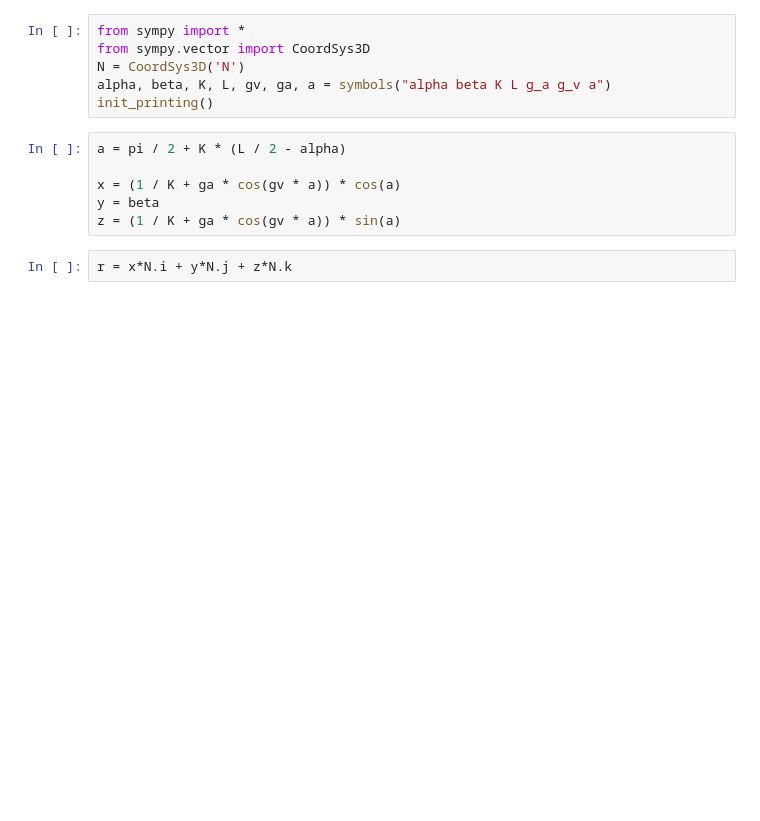
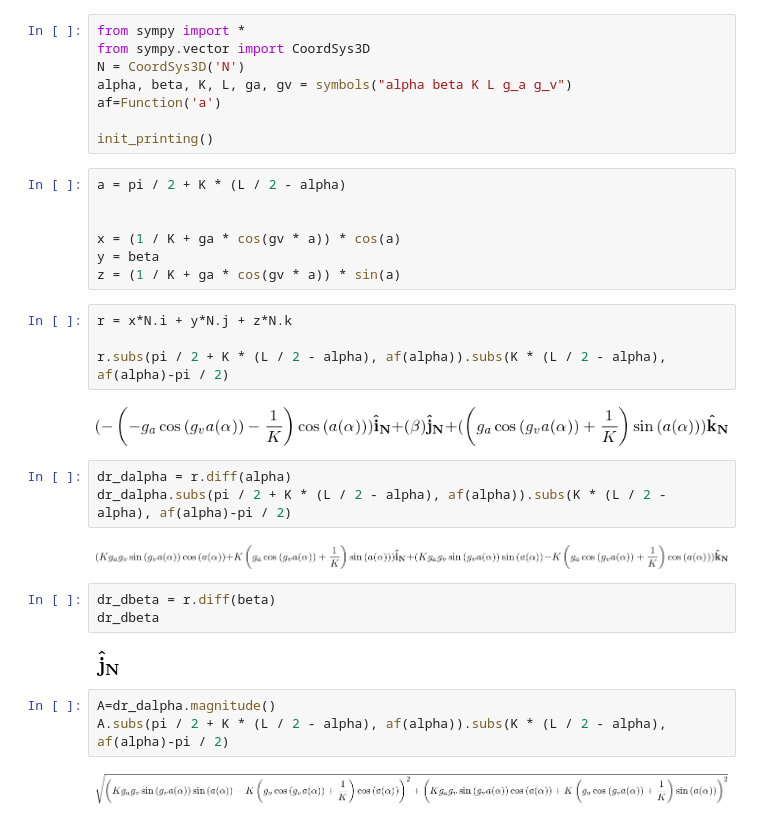
Before and after one commit to tarashor/vibrations, a Jupyter notebook: py2/Novozilov.ipynb, the cells around one changed output. Saved outputs shown, nothing was run; the diff lists cells and outputs as text; blank space fills up the shorter version.

Commit message:
basic vector diff

```diff
--- a/py2/Novozilov.ipynb
+++ b/py2/Novozilov.ipynb
@@ -2,13 +2,35 @@
 from sympy import *
 from sympy.vector import CoordSys3D
 N = CoordSys3D('N')
-alpha, beta, K, L, gv, ga, a = symbols("alpha beta K L g_a g_v a")
+alpha, beta, K, L, ga, gv = symbols("alpha beta K L g_a g_v")
+af=Function('a')
+
 init_printing()
 # %%
 a = pi / 2 + K * (L / 2 - alpha)
+
 
 x = (1 / K + ga * cos(gv * a)) * cos(a)
 y = beta
 z = (1 / K + ga * cos(gv * a)) * sin(a)
 # %%
 r = x*N.i + y*N.j + z*N.k
+
+r.subs(pi / 2 + K * (L / 2 - alpha), af(alpha)).subs(K * (L / 2 - alpha), af(alpha)-pi / 2)
+# %% [output]
+[figure, added]
+# %%
+dr_dalpha = r.diff(alpha)
+dr_dalpha.subs(pi / 2 + K * (L / 2 - alpha), af(alpha)).subs(K * (L / 2 - alpha), af(alpha)-pi / 2)
+# %% [output]
+[figure, added]
+# %%
+dr_dbeta = r.diff(beta)
+dr_dbeta
+# %% [output]
+[figure, added]
+# %%
+A=dr_dalpha.magnitude()
+A.subs(pi / 2 + K * (L / 2 - alpha), af(alpha)).subs(K * (L / 2 - alpha), af(alpha)-pi / 2)
+# %% [output]
+[figure, added]
```
Also changed, not shown: parts of 13 cells of this notebook.
